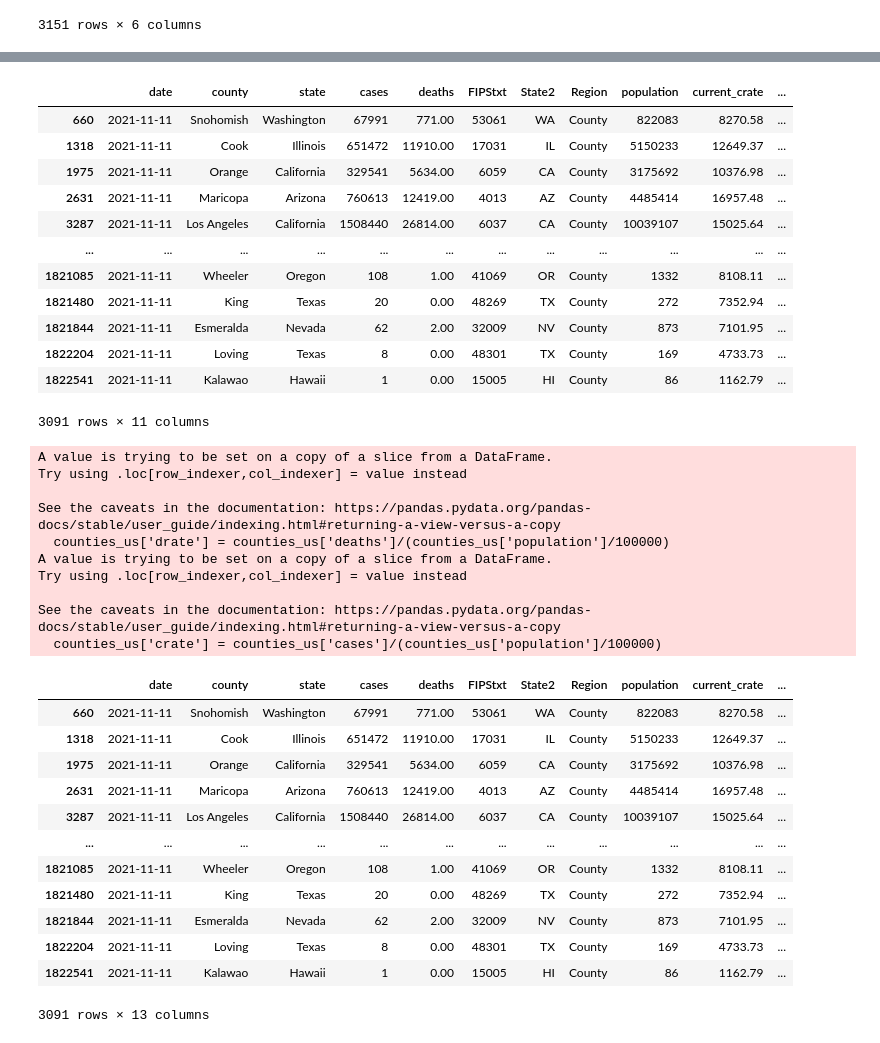
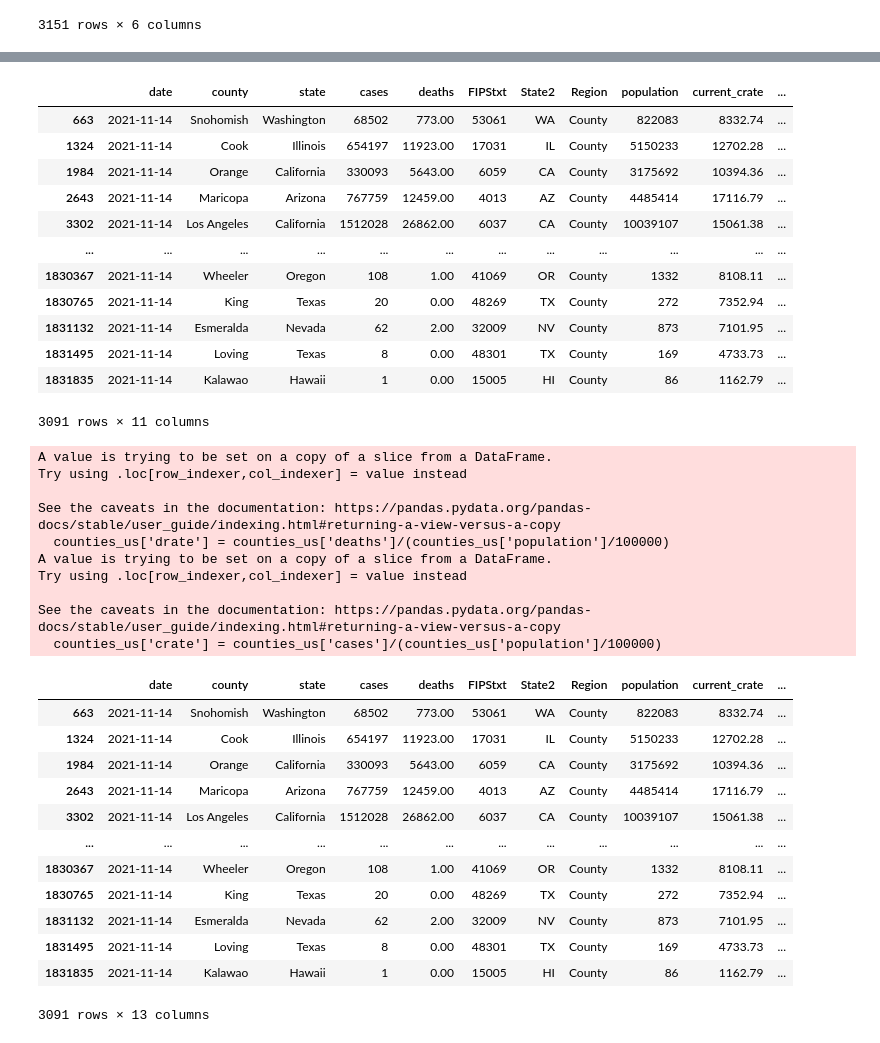
Before and after one commit to menlodoug/covid_crunching, a Jupyter notebook: pandas/COVID_USA.ipynb, the cells around one changed output, grey strips where cells are left out. Drawn from its saved outputs; the diff is of its cells as text; code cells hidden in the pictures.

```diff
--- a/pandas/COVID_USA.ipynb
+++ b/pandas/COVID_USA.ipynb
@@ -94,21 +94,21 @@ counties
 # %%
 # Isolate data from most current day.
 
-counties_us = counties[(counties['date'] == '2021-11-11') & (counties['Region'] == 'County')]
+counties_us = counties[(counties['date'] == '2021-11-14') & (counties['Region'] == 'County')]
 counties_us
 # %% [output]
 |  | date | county | state | cases | deaths | FIPStxt | State2 | Region | population | current_crate | ... |
-| 660 | 2021-11-11 | Snohomish | Washington | 67991 | 771.00 | 53061 | WA | County | 822083 | 8270.58 | ... |
-| 1318 | 2021-11-11 | Cook | Illinois | 651472 | 11910.00 | 17031 | IL | County | 5150233 | 12649.37 | ... |
-| 1975 | 2021-11-11 | Orange | California | 329541 | 5634.00 | 6059 | CA | County | 3175692 | 10376.98 | ... |
-| 2631 | 2021-11-11 | Maricopa | Arizona | 760613 | 12419.00 | 4013 | AZ | County | 4485414 | 16957.48 | ... |
-| 3287 | 2021-11-11 | Los Angeles | California | 1508440 | 26814.00 | 6037 | CA | County | 10039107 | 15025.64 | ... |
+| 663 | 2021-11-14 | Snohomish | Washington | 68502 | 773.00 | 53061 | WA | County | 822083 | 8332.74 | ... |
+| 1324 | 2021-11-14 | Cook | Illinois | 654197 | 11923.00 | 17031 | IL | County | 5150233 | 12702.28 | ... |
+| 1984 | 2021-11-14 | Orange | California | 330093 | 5643.00 | 6059 | CA | County | 3175692 | 10394.36 | ... |
+| 2643 | 2021-11-14 | Maricopa | Arizona | 767759 | 12459.00 | 4013 | AZ | County | 4485414 | 17116.79 | ... |
+| 3302 | 2021-11-14 | Los Angeles | California | 1512028 | 26862.00 | 6037 | CA | County | 10039107 | 15061.38 | ... |
 | ... | ... | ... | ... | ... | ... | ... | ... | ... | ... | ... | ... |
-| 1821085 | 2021-11-11 | Wheeler | Oregon | 108 | 1.00 | 41069 | OR | County | 1332 | 8108.11 | ... |
-| 1821480 | 2021-11-11 | King | Texas | 20 | 0.00 | 48269 | TX | County | 272 | 7352.94 | ... |
-| 1821844 | 2021-11-11 | Esmeralda | Nevada | 62 | 2.00 | 32009 | NV | County | 873 | 7101.95 | ... |
-| 1822204 | 2021-11-11 | Loving | Texas | 8 | 0.00 | 48301 | TX | County | 169 | 4733.73 | ... |
-| 1822541 | 2021-11-11 | Kalawao | Hawaii | 1 | 0.00 | 15005 | HI | County | 86 | 1162.79 | ... |
+| 1830367 | 2021-11-14 | Wheeler | Oregon | 108 | 1.00 | 41069 | OR | County | 1332 | 8108.11 | ... |
+| 1830765 | 2021-11-14 | King | Texas | 20 | 0.00 | 48269 | TX | County | 272 | 7352.94 | ... |
+| 1831132 | 2021-11-14 | Esmeralda | Nevada | 62 | 2.00 | 32009 | NV | County | 873 | 7101.95 | ... |
+| 1831495 | 2021-11-14 | Loving | Texas | 8 | 0.00 | 48301 | TX | County | 169 | 4733.73 | ... |
+| 1831835 | 2021-11-14 | Kalawao | Hawaii | 1 | 0.00 | 15005 | HI | County | 86 | 1162.79 | ... |
 3091 rows × 11 columns
 # %%
 # Create up to date rates so rankings can be performed using the latest data.
@@ -129,17 +129,17 @@ Try using .loc[row_indexer,col_indexer] = value instead
 See the caveats in the documentation: https://pandas.pydata.org/pandas-docs/stable/user_guide/indexing.html#returning-a-view-versus-a-copy
   counties_us['crate'] = counties_us['cases']/(counties_us['population']/100000)
 |  | date | county | state | cases | deaths | FIPStxt | State2 | Region | population | current_crate | ... |
-| 660 | 2021-11-11 | Snohomish | Washington | 67991 | 771.00 | 53061 | WA | County | 822083 | 8270.58 | ... |
-| 1318 | 2021-11-11 | Cook | Illinois | 651472 | 11910.00 | 17031 | IL | County | 5150233 | 12649.37 | ... |
-| 1975 | 2021-11-11 | Orange | California | 329541 | 5634.00 | 6059 | CA | County | 3175692 | 10376.98 | ... |
-| 2631 | 2021-11-11 | Maricopa | Arizona | 760613 | 12419.00 | 4013 | AZ | County | 4485414 | 16957.48 | ... |
-| 3287 | 2021-11-11 | Los Angeles | California | 1508440 | 26814.00 | 6037 | CA | County | 10039107 | 15025.64 | ... |
+| 663 | 2021-11-14 | Snohomish | Washington | 68502 | 773.00 | 53061 | WA | County | 822083 | 8332.74 | ... |
+| 1324 | 2021-11-14 | Cook | Illinois | 654197 | 11923.00 | 17031 | IL | County | 5150233 | 12702.28 | ... |
+| 1984 | 2021-11-14 | Orange | California | 330093 | 5643.00 | 6059 | CA | County | 3175692 | 10394.36 | ... |
+| 2643 | 2021-11-14 | Maricopa | Arizona | 767759 | 12459.00 | 4013 | AZ | County | 4485414 | 17116.79 | ... |
+| 3302 | 2021-11-14 | Los Angeles | California | 1512028 | 26862.00 | 6037 | CA | County | 10039107 | 15061.38 | ... |
 | ... | ... | ... | ... | ... | ... | ... | ... | ... | ... | ... | ... |
-| 1821085 | 2021-11-11 | Wheeler | Oregon | 108 | 1.00 | 41069 | OR | County | 1332 | 8108.11 | ... |
-| 1821480 | 2021-11-11 | King | Texas | 20 | 0.00 | 48269 | TX | County | 272 | 7352.94 | ... |
-| 1821844 | 2021-11-11 | Esmeralda | Nevada | 62 | 2.00 | 32009 | NV | County | 873 | 7101.95 | ... |
-| 1822204 | 2021-11-11 | Loving | Texas | 8 | 0.00 | 48301 | TX | County | 169 | 4733.73 | ... |
-| 1822541 | 2021-11-11 | Kalawao | Hawaii | 1 | 0.00 | 15005 | HI | County | 86 | 1162.79 | ... |
+| 1830367 | 2021-11-14 | Wheeler | Oregon | 108 | 1.00 | 41069 | OR | County | 1332 | 8108.11 | ... |
+| 1830765 | 2021-11-14 | King | Texas | 20 | 0.00 | 48269 | TX | County | 272 | 7352.94 | ... |
+| 1831132 | 2021-11-14 | Esmeralda | Nevada | 62 | 2.00 | 32009 | NV | County | 873 | 7101.95 | ... |
+| 1831495 | 2021-11-14 | Loving | Texas | 8 | 0.00 | 48301 | TX | County | 169 | 4733.73 | ... |
+| 1831835 | 2021-11-14 | Kalawao | Hawaii | 1 | 0.00 | 15005 | HI | County | 86 | 1162.79 | ... |
 3091 rows × 13 columns
 # %%
 # Create ranking of infection rates by county for each state
```
Also changed, not shown: parts of 13 cells of this notebook, 39 other files.
